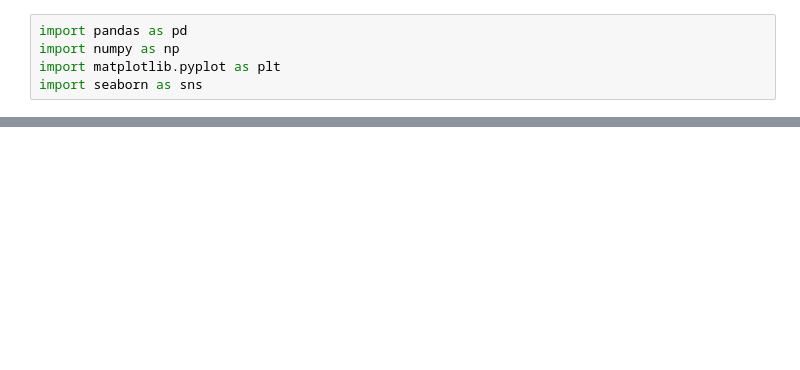
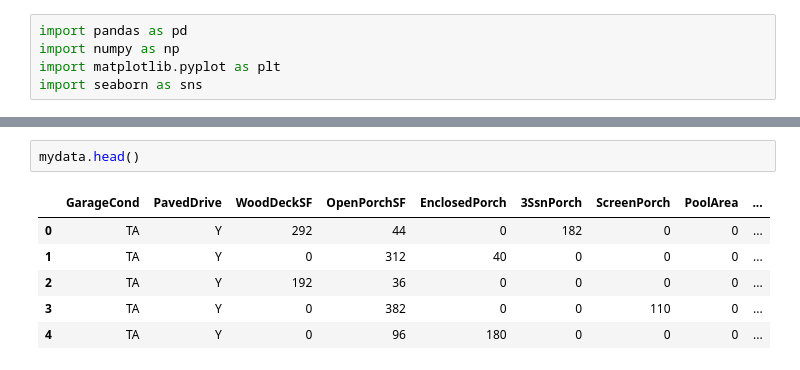
Before and after one commit to Dorong36/Kaggle_cotyledonCrimeWatch, a Jupyter notebook: 도영.ipynb, the cells around one changed output, grey strips where cells are left out. Cells and saved outputs as stored; diff of their text form; blank space fills up the shorter version.

```diff
--- a/도영.ipynb
+++ b/도영.ipynb
@@ -23,0 +31,9 @@ data.iloc[:,64:80]
+# %%
+mydata.head()
+# %% [output]
+|  | GarageCond | PavedDrive | WoodDeckSF | OpenPorchSF | EnclosedPorch | 3SsnPorch | ScreenPorch | PoolArea | ... |
+| 0 | TA | Y | 292 | 44 | 0 | 182 | 0 | 0 | ... |
+| 1 | TA | Y | 0 | 312 | 40 | 0 | 0 | 0 | ... |
+| 2 | TA | Y | 192 | 36 | 0 | 0 | 0 | 0 | ... |
+| 3 | TA | Y | 0 | 382 | 0 | 0 | 110 | 0 | ... |
+| 4 | TA | Y | 0 | 96 | 180 | 0 | 0 | 0 | ... |
```
Also changed, not shown: parts of 4 cells of this notebook, 2 other files.
